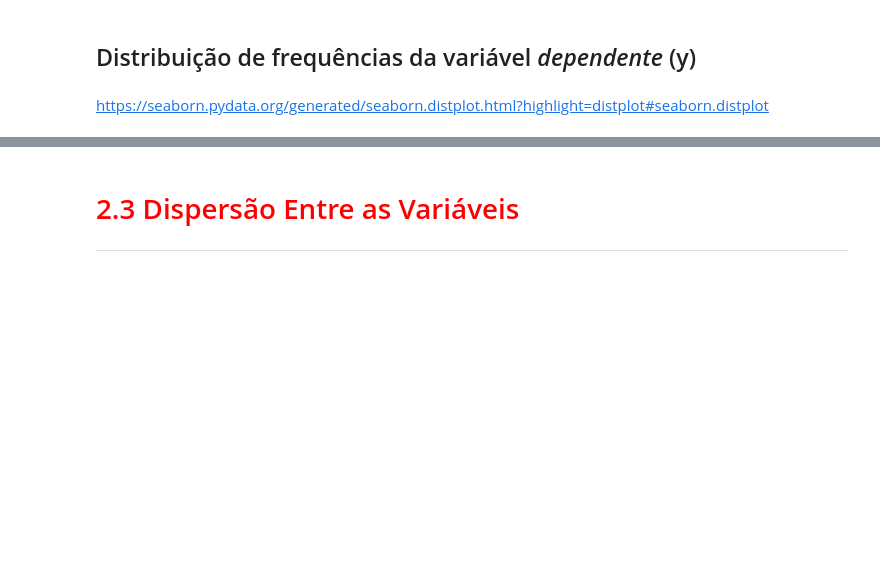
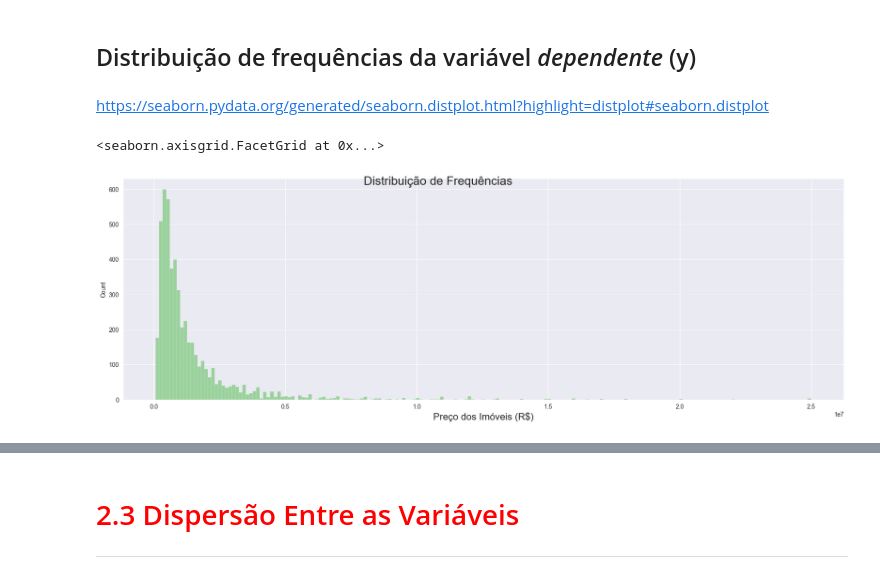
Before and after one commit to JCrpa/curso15_regressao_linear_tecnicas_avancadas_de_modelagem, a Jupyter notebook: Projeto/Regressão Linear.ipynb, the cells around one changed output, grey strips where cells are left out. Saved outputs shown, nothing was run; the diff lists cells and outputs as text; code cells hidden in the pictures; blank space fills up the shorter version.

Commit message:
criar gráfico displot para visualizar a distribuição de frequência da variável dependente (y)_módulo2-aula4

```diff
--- a/Projeto/Regressão Linear.ipynb
+++ b/Projeto/Regressão Linear.ipynb
@@ -116,11 +116,14 @@ ax
 # %% [markdown]
 https://seaborn.pydata.org/generated/seaborn.distplot.html?highlight=distplot#seaborn.distplot
 # %%
-
+ax = sns.displot(dados['Valor'])
 ax.figure.set_size_inches(20, 6)
-ax.set_title('Distribuição de Frequências', fontsize=20)
-ax.set_xlabel('Preço dos Imóveis (R$)', fontsize=16)
+ax.figure.suptitle('Distribuição de Frequências', fontsize=20)
+ax.set_axis_labels('Preço dos Imóveis (R$)', fontsize=16)
 ax
+# %% [output]
+<seaborn.axisgrid.FacetGrid at 0x...>
+[figure, added]
 # %% [markdown]
 <img width='800px' src='../Dados/img/Box-Plot II.png'>
 # %% [markdown]
```
